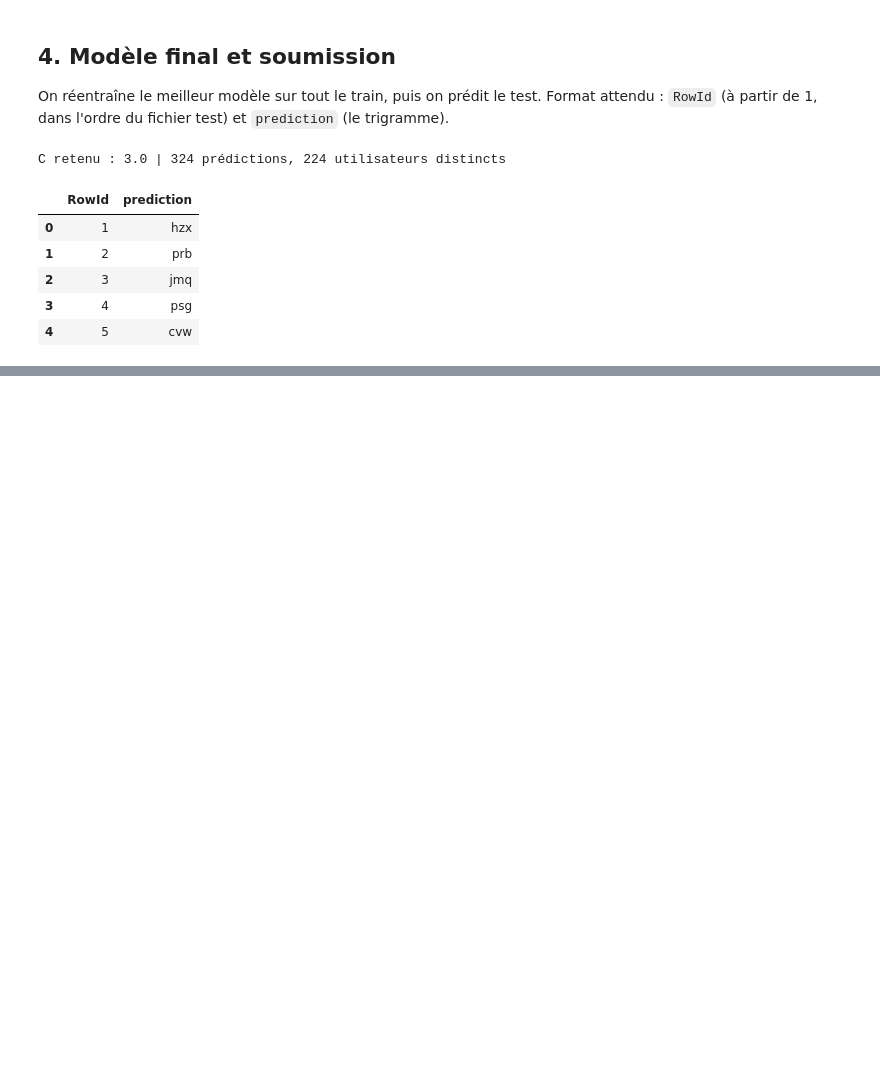
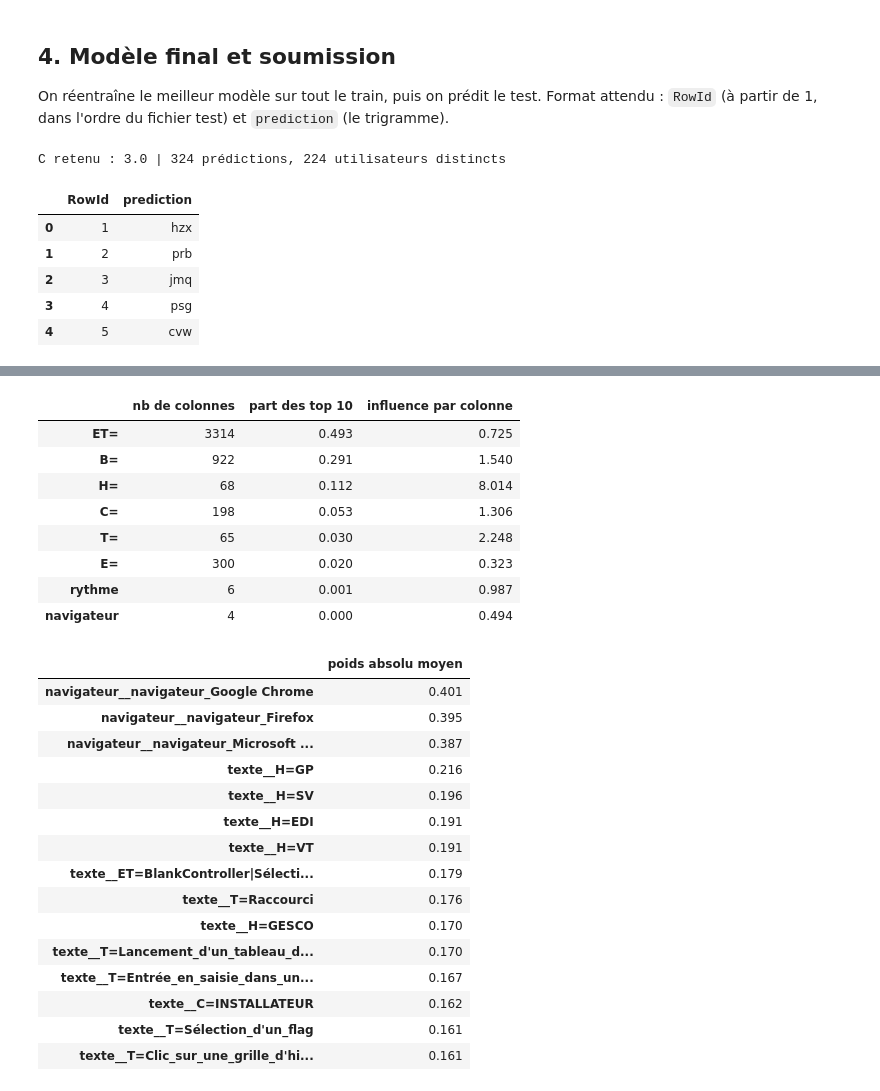
Before and after one commit to arthczer-555/projetML, a Jupyter notebook: modelisation.ipynb, the cells around one changed output, grey strips where cells are left out. Cells and saved outputs as stored; diff of their text form; code cells hidden in the pictures; blank space fills up the shorter version.

```diff
--- a/modelisation.ipynb
+++ b/modelisation.ipynb
@@ -293,0 +362,53 @@ C retenu : 3.0 | 324 prédictions, 224 utilisateurs distincts
+# %%
+pre, svm_final = modele_final[0], modele_final[-1]   # le préprocesseur et le SVM du modèle final
+noms = pre.get_feature_names_out()                  # nom de chaque colonne, ex. "texte__H=GP", "rythme__part_modif"
+poids = svm_final.coef_                             # tableau 247 utilisateurs x nb de colonnes
+
+
+def famille(nom: str) -> str:
+    """Famille d'une colonne : préfixe du mot (T=, E=, C=, H=, ET=, B=), ou "rythme" / "navigateur"."""
+    bloc, mot = nom.split("__", 1)                  # "texte__H=GP" -> ("texte", "H=GP")
+    return mot.split("=", 1)[0] + "=" if bloc == "texte" else bloc
+
+
+familles = pd.Series([famille(n) for n in noms])
+# Pour chaque utilisateur, indices des 10 colonnes au plus fort poids POSITIF (argsort trie, le - inverse l'ordre)
+top10 = np.argsort(-poids, axis=1)[:, :10]
+part_top10 = familles.iloc[top10.ravel()].value_counts(normalize=True)   # part de chaque famille dans ces tops
+par_famille = pd.DataFrame({
+    "nb de colonnes": familles.value_counts(),
+    "part des top 10": part_top10,
+}).fillna(0)
+# Part dans les tops / part des colonnes : > 1 = famille plus influente que ce que son nombre de colonnes laisse prévoir
+par_famille["influence par colonne"] = par_famille["part des top 10"] / (par_famille["nb de colonnes"] / len(noms))
+display(par_famille.sort_values("part des top 10", ascending=False).round(3))
+
+# Poids absolu moyen de chaque colonne sur les 247 utilisateurs : les 15 plus grands
+influence = pd.Series(np.abs(poids).mean(axis=0), index=noms).sort_values(ascending=False)
+influence.head(15).round(3).to_frame("poids absolu moyen")
+# %% [output]
+|  | nb de colonnes | part des top 10 | influence par colonne |
+| ET= | 3314 | 0.493 | 0.725 |
+| B= | 922 | 0.291 | 1.540 |
+| H= | 68 | 0.112 | 8.014 |
+| C= | 198 | 0.053 | 1.306 |
+| T= | 65 | 0.030 | 2.248 |
+| E= | 300 | 0.020 | 0.323 |
+| rythme | 6 | 0.001 | 0.987 |
+| navigateur | 4 | 0.000 | 0.494 |
+|  | poids absolu moyen |
+| navigateur__navigateur_Google Chrome | 0.401 |
+| navigateur__navigateur_Firefox | 0.395 |
+| navigateur__navigateur_Microsoft ... | 0.387 |
+| texte__H=GP | 0.216 |
+| texte__H=SV | 0.196 |
+| texte__H=EDI | 0.191 |
+| texte__H=VT | 0.191 |
+| texte__ET=BlankController|Sélecti... | 0.179 |
+| texte__T=Raccourci | 0.176 |
+| texte__H=GESCO | 0.170 |
+| texte__T=Lancement_d'un_tableau_d... | 0.170 |
+| texte__T=Entrée_en_saisie_dans_un... | 0.167 |
+| texte__C=INSTALLATEUR | 0.162 |
+| texte__T=Sélection_d'un_flag | 0.161 |
+| texte__T=Clic_sur_une_grille_d'hi... | 0.161 |
```
Also changed, not shown: parts of 15 cells of this notebook, 3 other files.
